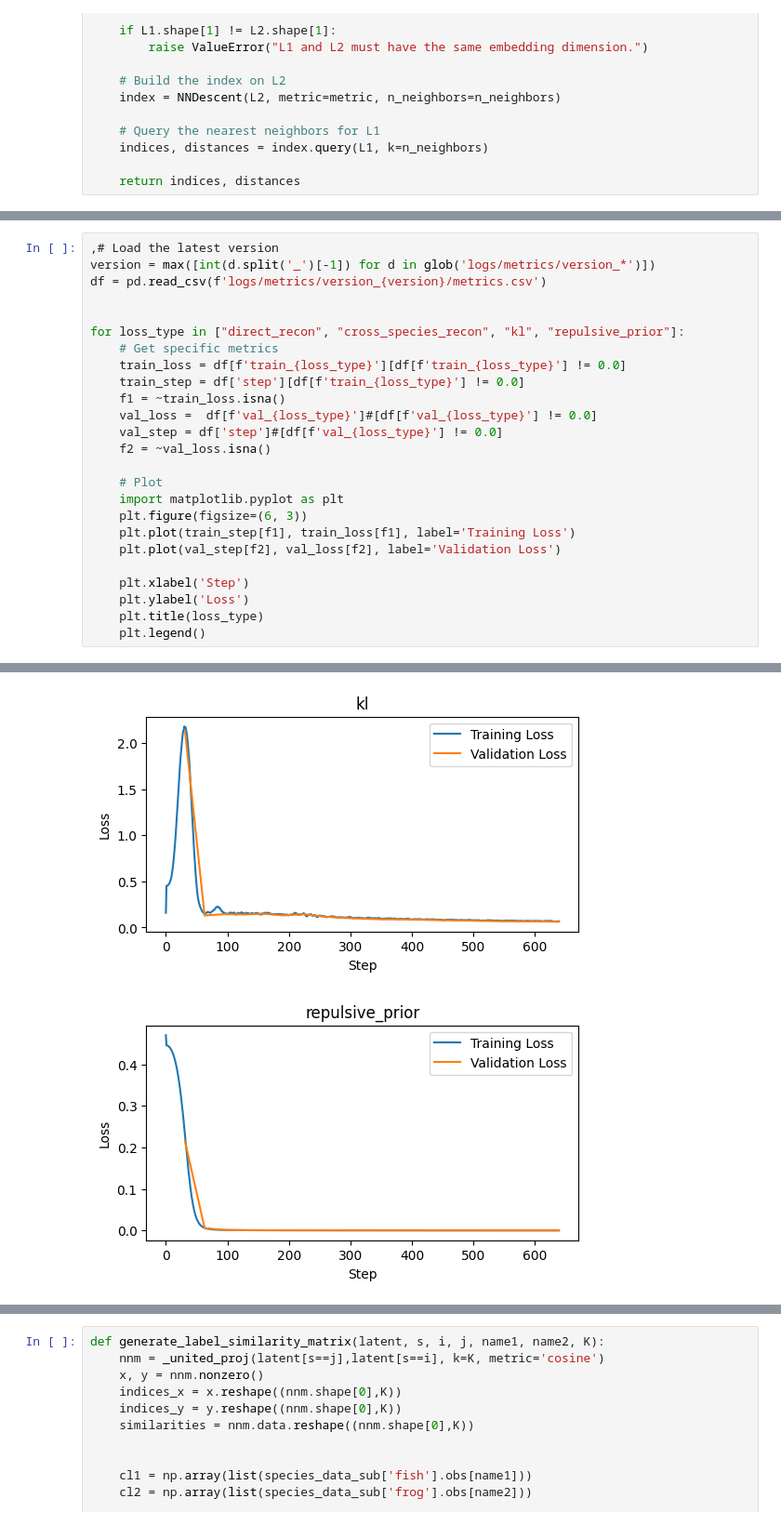
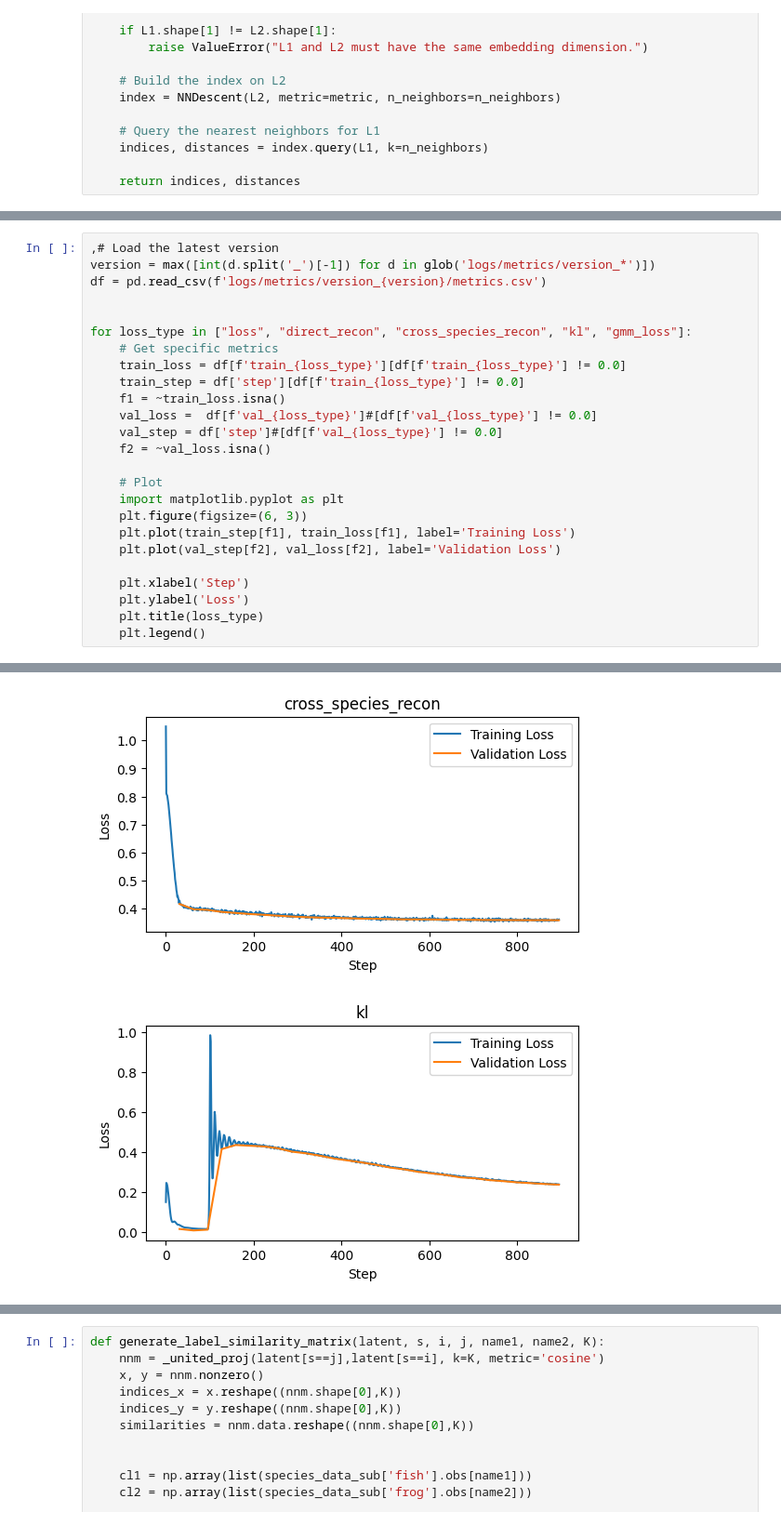
Before and after one commit to atarashansky/cross-species-vae, a Jupyter notebook: vae-emb.ipynb, the cells around one changed output, grey strips where cells are left out. Shown at 93% size. Drawn from its saved outputs; the diff is of its cells as text.

```diff
--- a/vae-emb.ipynb
+++ b/vae-emb.ipynb
@@ -280,7 +281,7 @@ version = max([int(d.split('_')[-1]) for d in glob('logs/metrics/version_*')])
 df = pd.read_csv(f'logs/metrics/version_{version}/metrics.csv')
 
 
-for loss_type in ["direct_recon", "cross_species_recon", "kl", "repulsive_prior"]:
+for loss_type in ["loss", "direct_recon", "cross_species_recon", "kl", "gmm_loss"]:
     # Get specific metrics
     train_loss = df[f'train_{loss_type}'][df[f'train_{loss_type}'] != 0.0]
     train_step = df['step'][df[f'train_{loss_type}'] != 0.0]
@@ -305,2 +306,2 @@ for loss_type in ["direct_recon", "cross_species_recon", "kl", "repulsive_prior"
-[figure, old version]
+[figure, new version]
-[figure, old version]
+[figure, new version]
```
Also changed, not shown: parts of 47 cells of this notebook, 2 other files.
